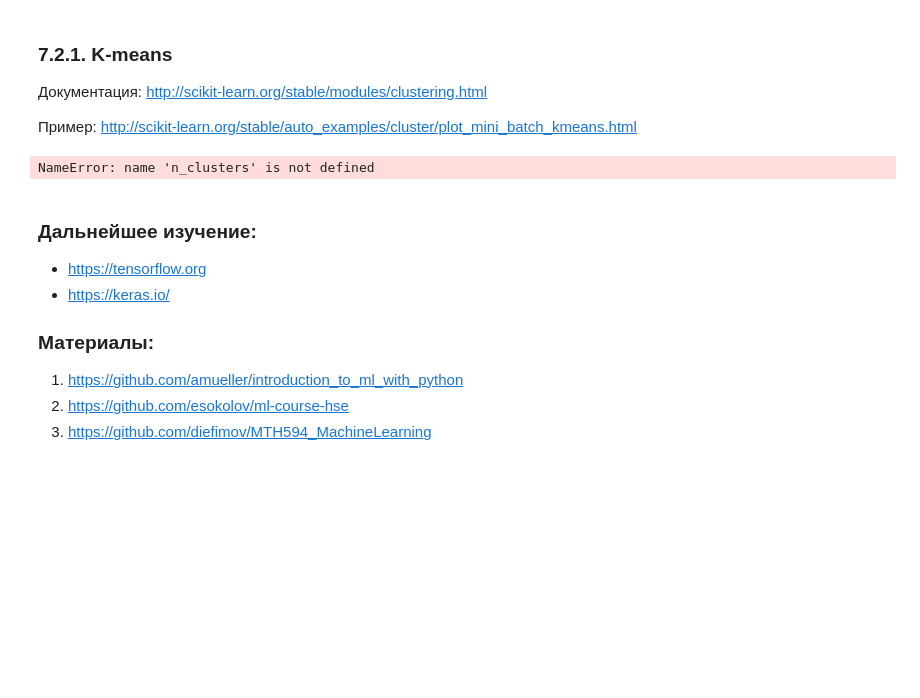
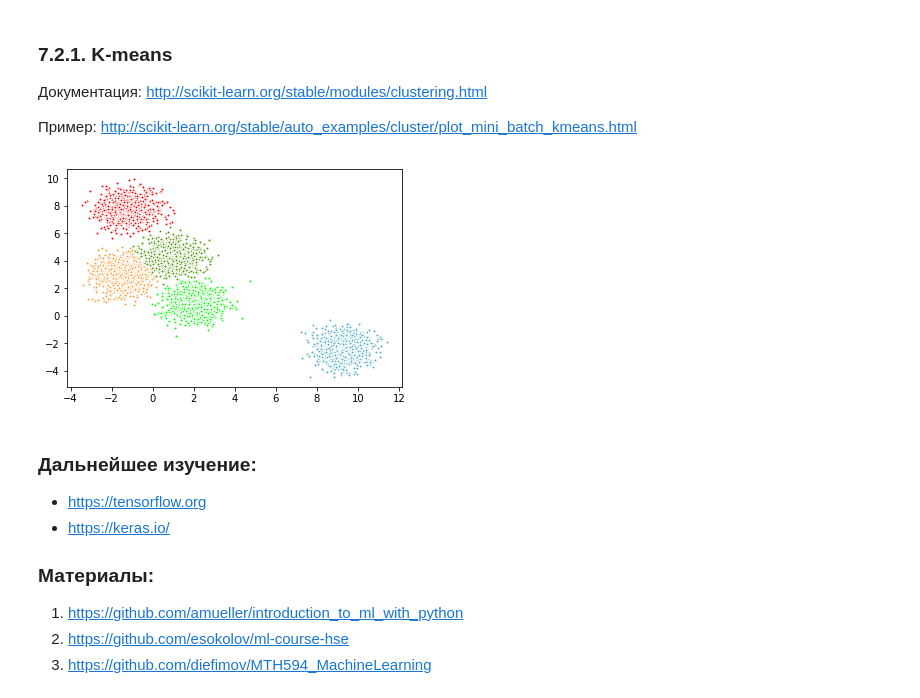
Before and after one commit to bikulov/pycourse, a Jupyter notebook: Seminar09.ipynb, the cells around one changed output. Drawn from its saved outputs; the diff is of its cells as text; code cells hidden in the pictures; blank space fills up the shorter version.

```diff
--- a/Seminar09.ipynb
+++ b/Seminar09.ipynb
@@ -206,27 +206,27 @@ PlotTrained(X, y, clf)
 # %%
 %matplotlib inline
 
 import numpy as np
 import matplotlib.pyplot as plt
 
 from sklearn.cluster import KMeans
 from sklearn.datasets.samples_generator import make_blobs
 
 np.random.seed(0)
 
 nClusters = 5
 X, labels = make_blobs(n_samples=5000, cluster_std=0.7, centers=nClusters)
 
 kMeans = KMeans(init='k-means++', n_clusters=nClusters, n_init=10)
 kMeans.fit(X)
 predicted = kMeans.predict(X)
 colors = ['#4EACC5', '#FF9C34', '#4E9A06', '#FF0000', '#00FF00', '#0000FF']
 
-for k, col in zip(range(n_clusters), colors):
+for k, col in zip(range(nClusters), colors):
     members = predicted == k
     plt.plot(X[members, 0], X[members, 1], 'w', markerfacecolor=col, marker='.')
 # %% [output]
-NameError: name 'n_clusters' is not defined
+[figure, added]
 # %% [markdown]
 ### Дальнейшее изучение:
 
```
